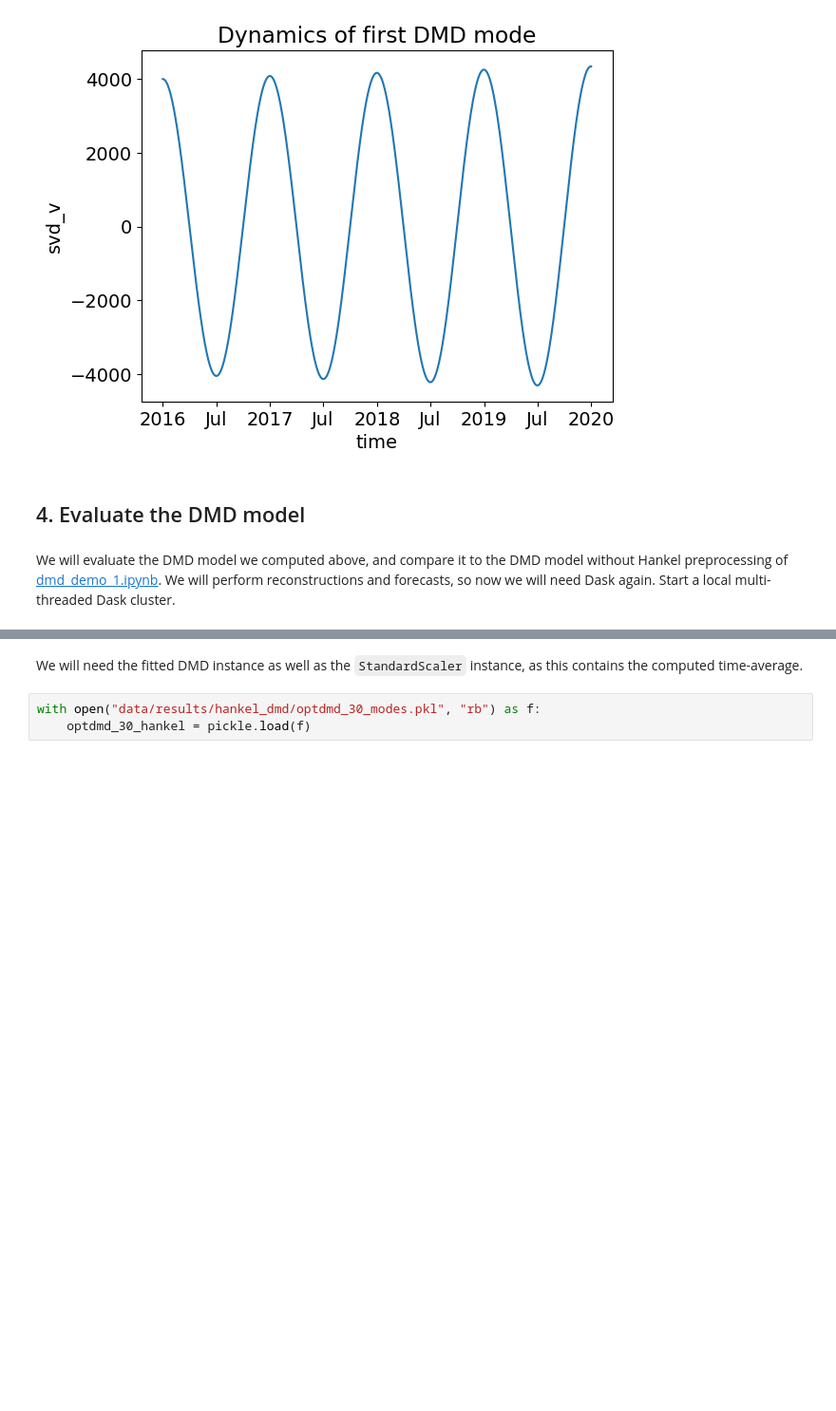
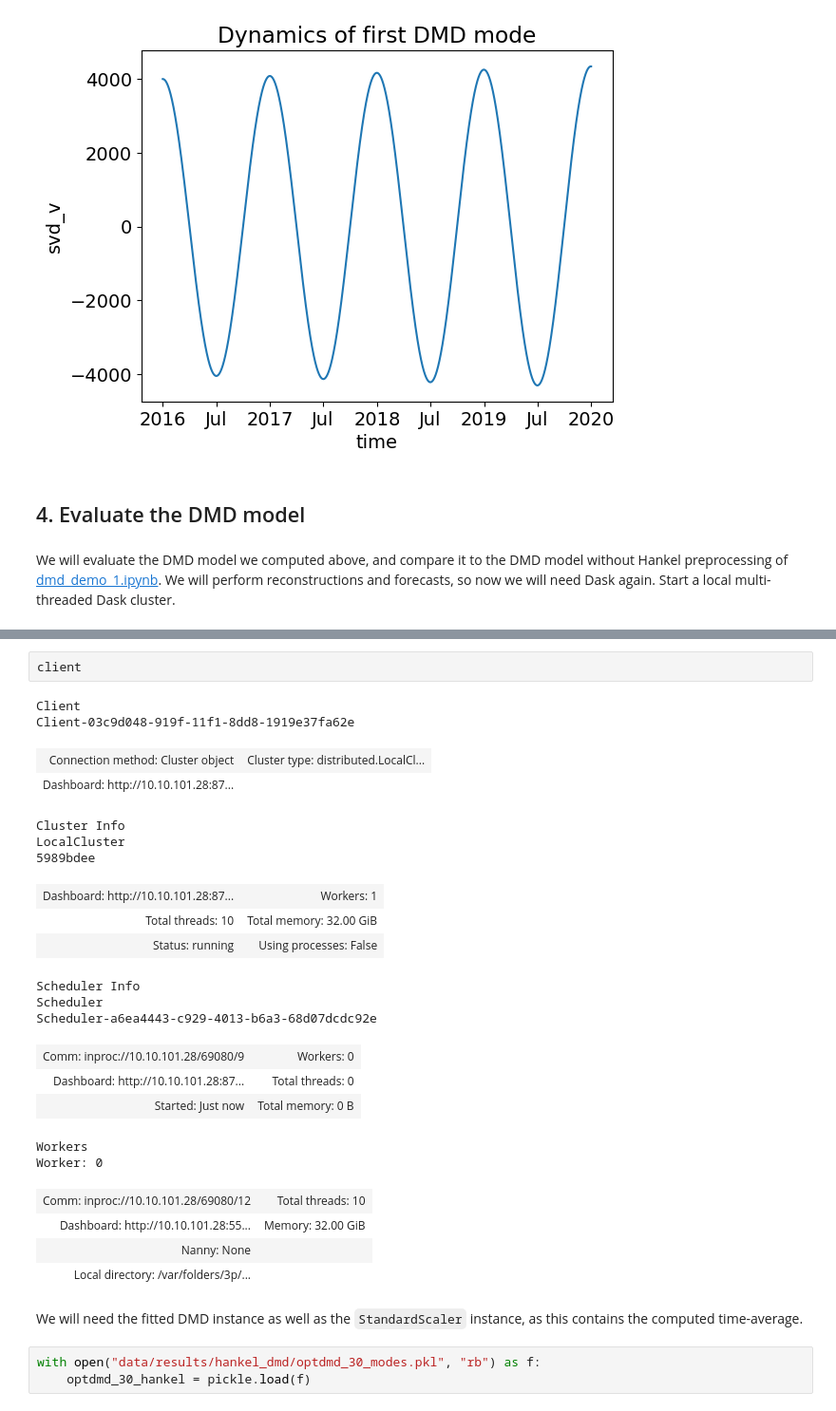
Before and after one commit to SVDROM/svdrom, a Jupyter notebook: demos/dmd_demo_2.ipynb, the cells around one changed output, grey strips where cells are left out. Shown at 95% size. Cells and saved outputs as stored; diff of their text form; blank space fills up the shorter version.

```diff
--- a/demos/dmd_demo_2.ipynb
+++ b/demos/dmd_demo_2.ipynb
@@ -338,3 +357,28 @@ client = Client(processes=False)
+# %%
+client
+# %% [output]
+Client
+Client-03c9d048-919f-11f1-8dd8-1919e37fa62e
+| Connection method: Cluster object | Cluster type: distributed.LocalCl... |
+| Dashboard: http://10.10.101.28:87... |  |
+Cluster Info
+LocalCluster
+5989bdee
+| Dashboard: http://10.10.101.28:87... | Workers: 1 |
+| Total threads: 10 | Total memory: 32.00 GiB |
+| Status: running | Using processes: False |
+Scheduler Info
+Scheduler
+Scheduler-a6ea4443-c929-4013-b6a3-68d07dcdc92e
+| Comm: inproc://10.10.101.28/69080/9 | Workers: 0 |
+| Dashboard: http://10.10.101.28:87... | Total threads: 0 |
+| Started: Just now | Total memory: 0 B |
+Workers
+Worker: 0
+| Comm: inproc://10.10.101.28/69080/12 | Total threads: 10 |
+| Dashboard: http://10.10.101.28:55... | Memory: 32.00 GiB |
+| Nanny: None |  |
+| Local directory: /var/folders/3p/... |  |
 # %% [markdown]
 We will need the fitted DMD instance as well as the `StandardScaler` instance, as this contains the computed time-average.
 # %%
```
Also changed, not shown: parts of 9 cells of this notebook, 2 other files.
